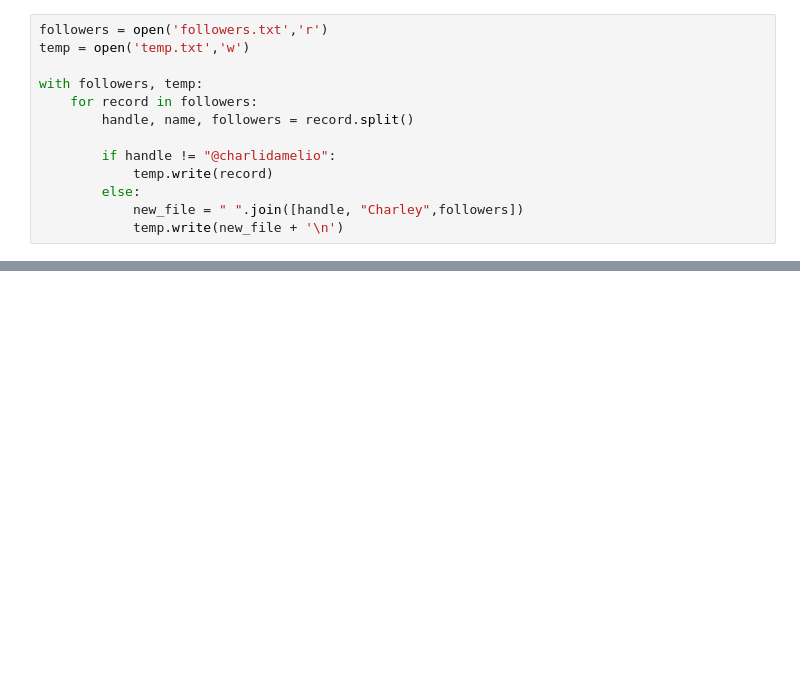
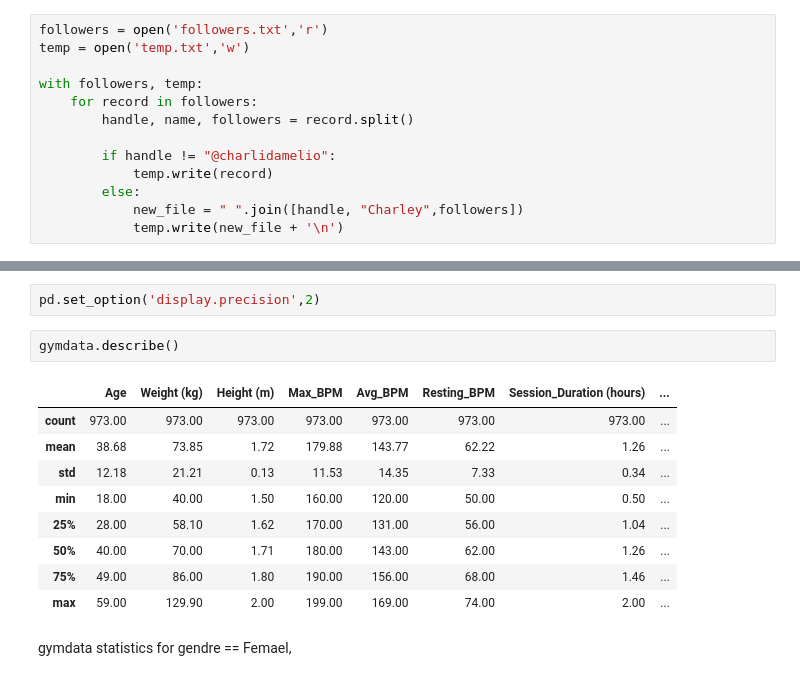
Before and after one commit to alej0ai/python_course, a Jupyter notebook: 8 - Files.ipynb, the cells around one changed output, grey strips where cells are left out. Cells and saved outputs as stored; diff of their text form; blank space fills up the shorter version.

```diff
--- a/8 - Files.ipynb
+++ b/8 - Files.ipynb
@@ -42,0 +137,16 @@ with followers, temp:
+# %%
+pd.set_option('display.precision',2)
+# %%
+gymdata.describe()
+# %% [output]
+|  | Age | Weight (kg) | Height (m) | Max_BPM | Avg_BPM | Resting_BPM | Session_Duration (hours) | ... |
+| count | 973.00 | 973.00 | 973.00 | 973.00 | 973.00 | 973.00 | 973.00 | ... |
+| mean | 38.68 | 73.85 | 1.72 | 179.88 | 143.77 | 62.22 | 1.26 | ... |
+| std | 12.18 | 21.21 | 0.13 | 11.53 | 14.35 | 7.33 | 0.34 | ... |
+| min | 18.00 | 40.00 | 1.50 | 160.00 | 120.00 | 50.00 | 0.50 | ... |
+| 25% | 28.00 | 58.10 | 1.62 | 170.00 | 131.00 | 56.00 | 1.04 | ... |
+| 50% | 40.00 | 70.00 | 1.71 | 180.00 | 143.00 | 62.00 | 1.26 | ... |
+| 75% | 49.00 | 86.00 | 1.80 | 190.00 | 156.00 | 68.00 | 1.46 | ... |
+| max | 59.00 | 129.90 | 2.00 | 199.00 | 169.00 | 74.00 | 2.00 | ... |
+# %% [markdown]
+gymdata statistics for gendre == Femael,
```
Also changed, not shown: parts of 24 cells of this notebook, 6 other files.
